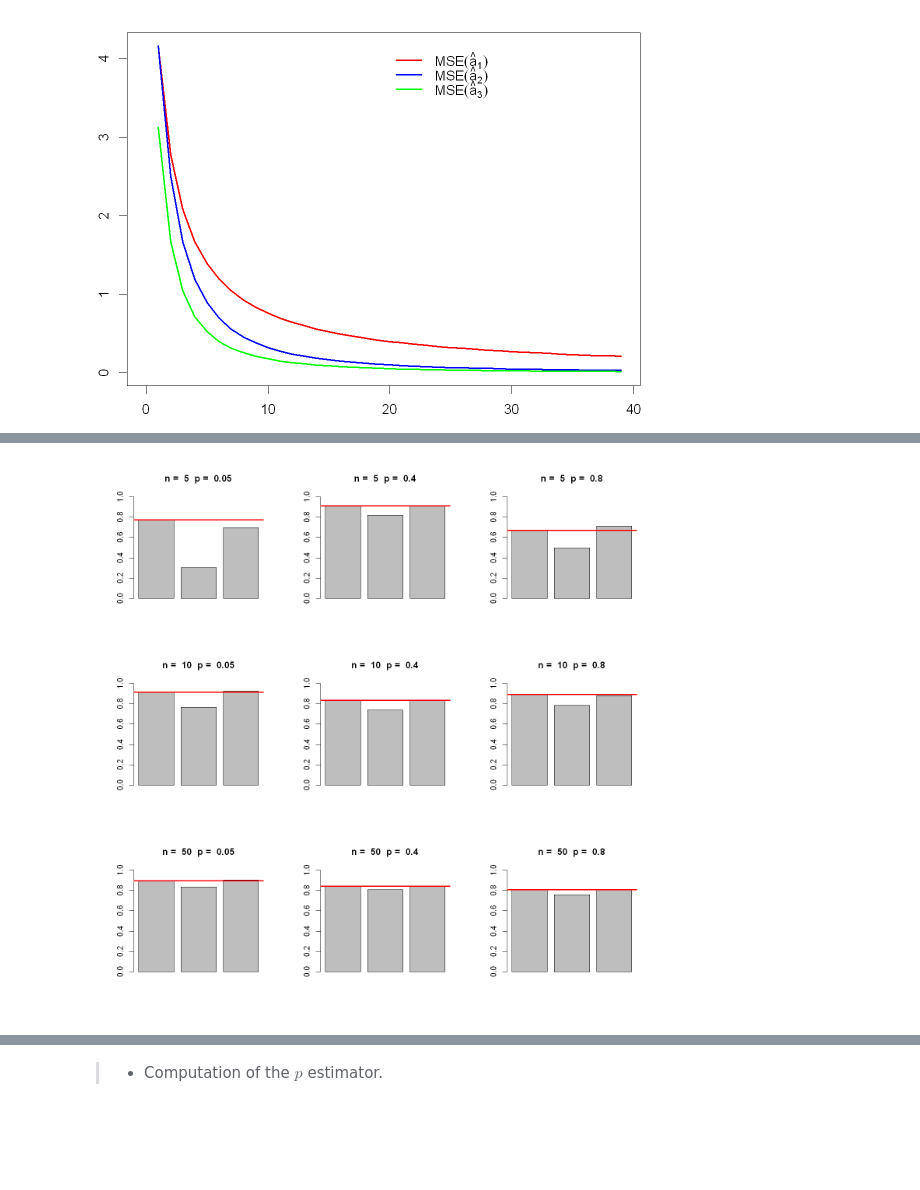
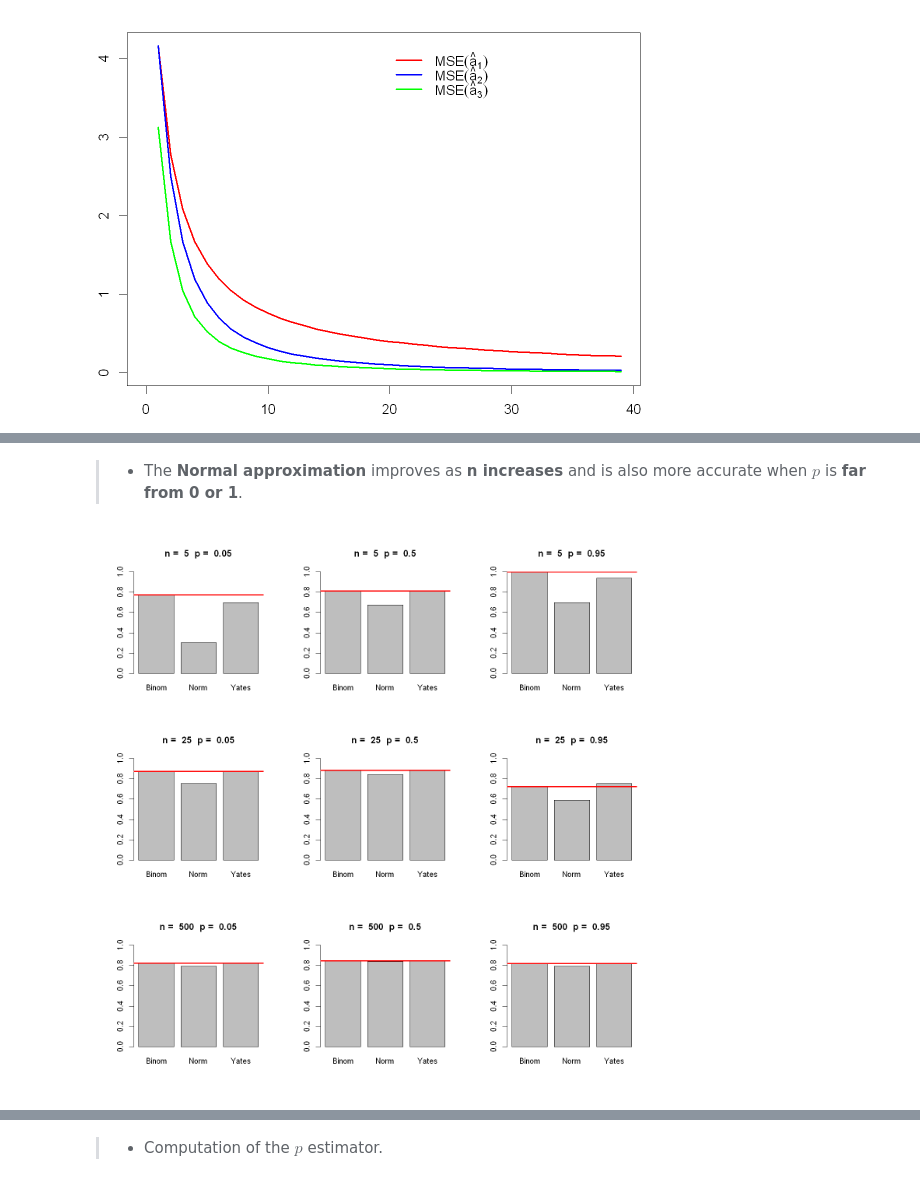
Before and after one commit to mlepicier/statistical-analysis-r, a Jupyter notebook: statistical-analysis-r.ipynb, the cells around one changed output, grey strips where cells are left out. Drawn from its saved outputs; the diff is of its cells as text; code cells hidden in the pictures; blank space fills up the shorter version.

```diff
--- a/statistical-analysis-r.ipynb
+++ b/statistical-analysis-r.ipynb
@@ -76,0 +83,4 @@ boxplot(x)
+# %%
+freq.abs <- function (x,valeur) {return (length(which(x==valeur)))}
+p.est <- NULL
+x <- NULL
@@ -339,7 +370,7 @@ options(repr.plot.width=8, repr.plot.height=8, repr.plot.res = 180)
 # %%
-par(mfrow=c(3,1))
+par(mfrow=c(3,2))
 
-for (n in c(10,50,100)) {
+for (n in c(5,10,25,50,100,250)) {
     binomial.sample.plot(n)
 }
 # %% [output]
@@ -359,10 +394,8 @@ p.approx <- function(n,p){
     p.norm.yates <- pnorm(q+0.5,n*p,sqrt(n*p*(1-p)))
 
     # plots
-    barplot(c(p.bino,p.norm,p.norm.yates),main=paste("n = ",n, " p = ", p),ylim=c(0,1))
+    barplot(c(p.bino,p.norm,p.norm.yates),main=paste("n = ",n, " p = ", p),ylim=c(0,1),names=c('Binom','Norm','Yates'))
     abline(h=p.bino,col="red",lwd=2)
-
-    #approx[nrow(approx)+1,] = list(P.Binom=p.bino,P.Norm=p.norm,P.Norm.Yates=p.norm.yates)
-    #approx <- rbind(approx,data.frame(P.Binom=p.bino,P.Norm=p.norm,P.Norm.Yates=p.norm.yates))
-    #cat("P.Binom:",p.bino,"P.Norm:",p.norm,"P.Norm.Yates",p.norm.yates)
 }
+# %% [markdown]
+> - The **Normal approximation** improves as **n increases** and is also more accurate when $p$ is **far from 0 or 1**.
@@ -369,11 +404,11 @@ p.approx <- function(n,p){
 # %%
 par(mfrow=c(3,3))
 
-for (n in c(5,10,50)) {
-    for (p in c(0.05,0.4,0.8)){p.approx(n,p)}
+for (n in c(5,25,500)) {
+    for (p in c(0.05,0.5,0.95)){p.approx(n,p)}
 }
 # %% [output]
-[figure, old version]
+[figure, new version]
 # %% [markdown]
 ***
 ## Confidence Interval
```
Also changed, not shown: parts of 69 cells of this notebook.
